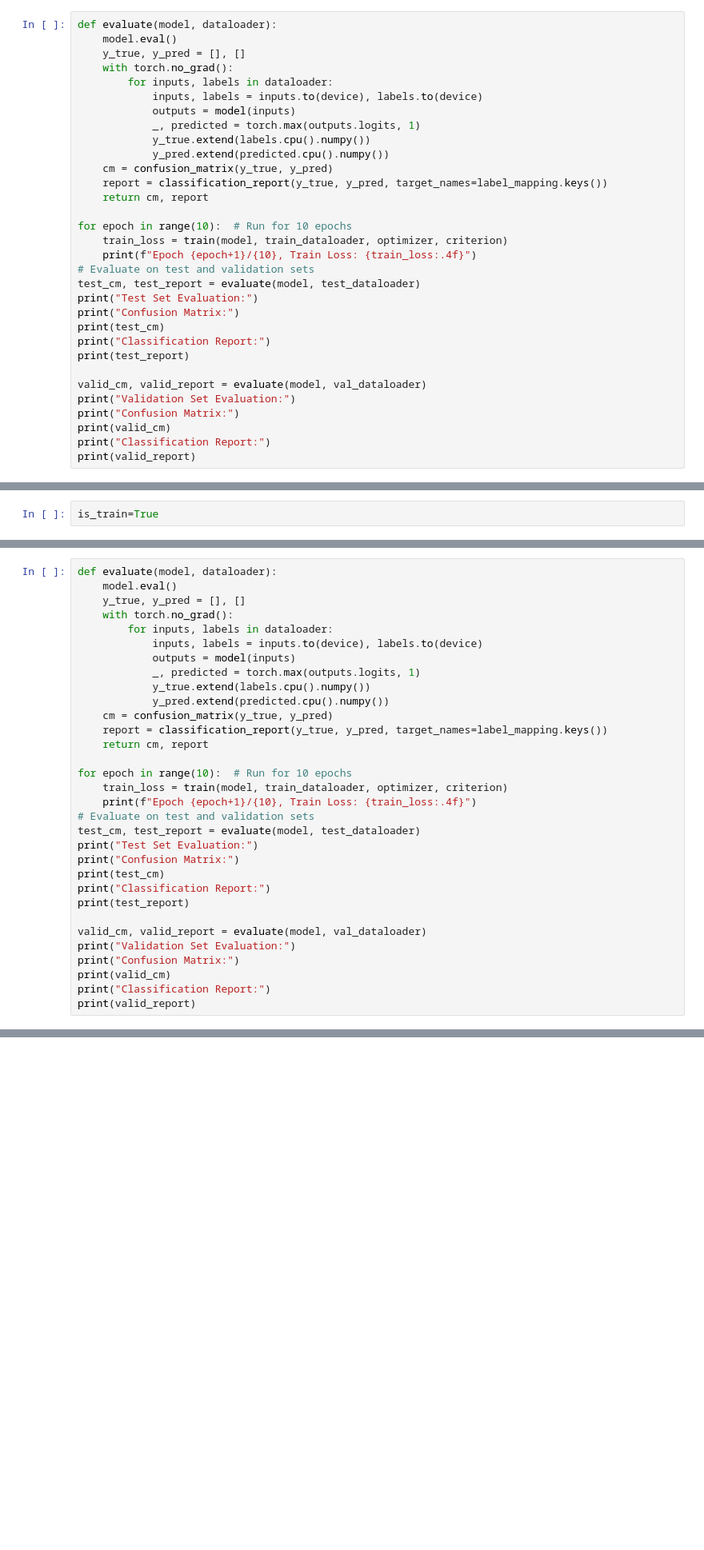
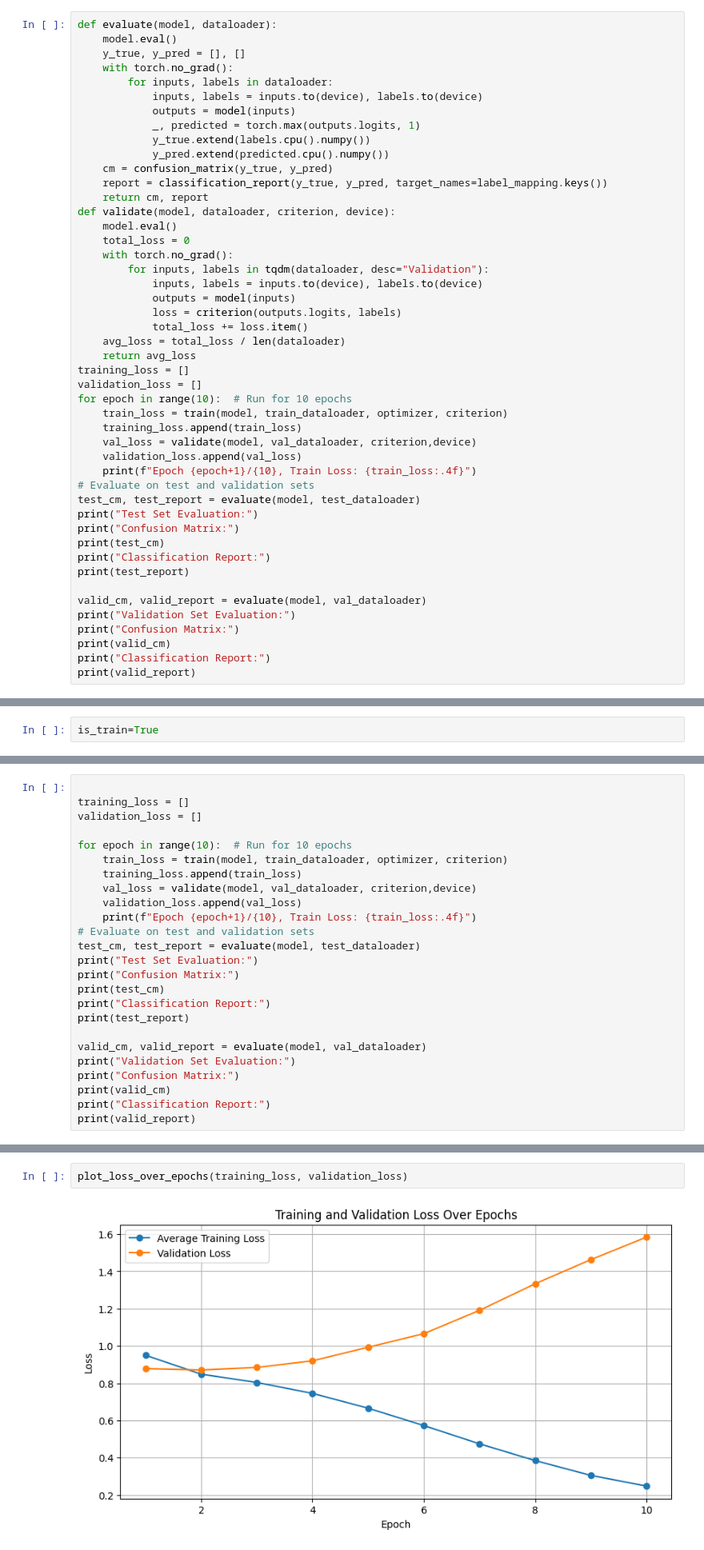
Before and after one commit to kjfinn1/Deep-Leaning-Project, a Jupyter notebook: Bert_Tweet.ipynb, the cells around one changed output, grey strips where cells are left out. Shown at 80% size. Drawn from its saved outputs; the diff is of its cells as text; blank space fills up the shorter version.

```diff
--- a/Bert_Tweet.ipynb
+++ b/Bert_Tweet.ipynb
@@ -504,9 +504,24 @@ def evaluate(model, dataloader):
     cm = confusion_matrix(y_true, y_pred)
     report = classification_report(y_true, y_pred, target_names=label_mapping.keys())
     return cm, report
-
+def validate(model, dataloader, criterion, device):
+    model.eval()
+    total_loss = 0
+    with torch.no_grad():
+        for inputs, labels in tqdm(dataloader, desc="Validation"):
+            inputs, labels = inputs.to(device), labels.to(device)
+            outputs = model(inputs)
+            loss = criterion(outputs.logits, labels)
+            total_loss += loss.item()
+    avg_loss = total_loss / len(dataloader)
+    return avg_loss
+training_loss = []
+validation_loss = []
 for epoch in range(10):  # Run for 10 epochs
     train_loss = train(model, train_dataloader, optimizer, criterion)
+    training_loss.append(train_loss)
+    val_loss = validate(model, val_dataloader, criterion,device)
+    validation_loss.append(val_loss)
     print(f"Epoch {epoch+1}/{10}, Train Loss: {train_loss:.4f}")
 # Evaluate on test and validation sets
 test_cm, test_report = evaluate(model, test_dataloader)
@@ -697,20 +773,13 @@ def train(model, dataloader, optimizer, criterion):
 # %%
-def evaluate(model, dataloader):
-    model.eval()
-    y_true, y_pred = [], []
-    with torch.no_grad():
-        for inputs, labels in dataloader:
-            inputs, labels = inputs.to(device), labels.to(device)
-            outputs = model(inputs)
-            _, predicted = torch.max(outputs.logits, 1)
-            y_true.extend(labels.cpu().numpy())
-            y_pred.extend(predicted.cpu().numpy())
-    cm = confusion_matrix(y_true, y_pred)
-    report = classification_report(y_true, y_pred, target_names=label_mapping.keys())
-    return cm, report
+
+training_loss = []
+validation_loss = []
 
 for epoch in range(10):  # Run for 10 epochs
     train_loss = train(model, train_dataloader, optimizer, criterion)
+    training_loss.append(train_loss)
+    val_loss = validate(model, val_dataloader, criterion,device)
+    validation_loss.append(val_loss)
     print(f"Epoch {epoch+1}/{10}, Train Loss: {train_loss:.4f}")
 # Evaluate on test and validation sets
 test_cm, test_report = evaluate(model, test_dataloader)
@@ -756,3 +825,7 @@ weighted avg       0.56      0.57      0.56      3000
+# %%
+plot_loss_over_epochs(training_loss, validation_loss)
+# %% [output]
+[figure, added]
 # %%
 batch_size = [32,64,128]
 LR = [1e-4, 1e-6, 1e-8]
```
Also changed, not shown: parts of 9 cells of this notebook.
